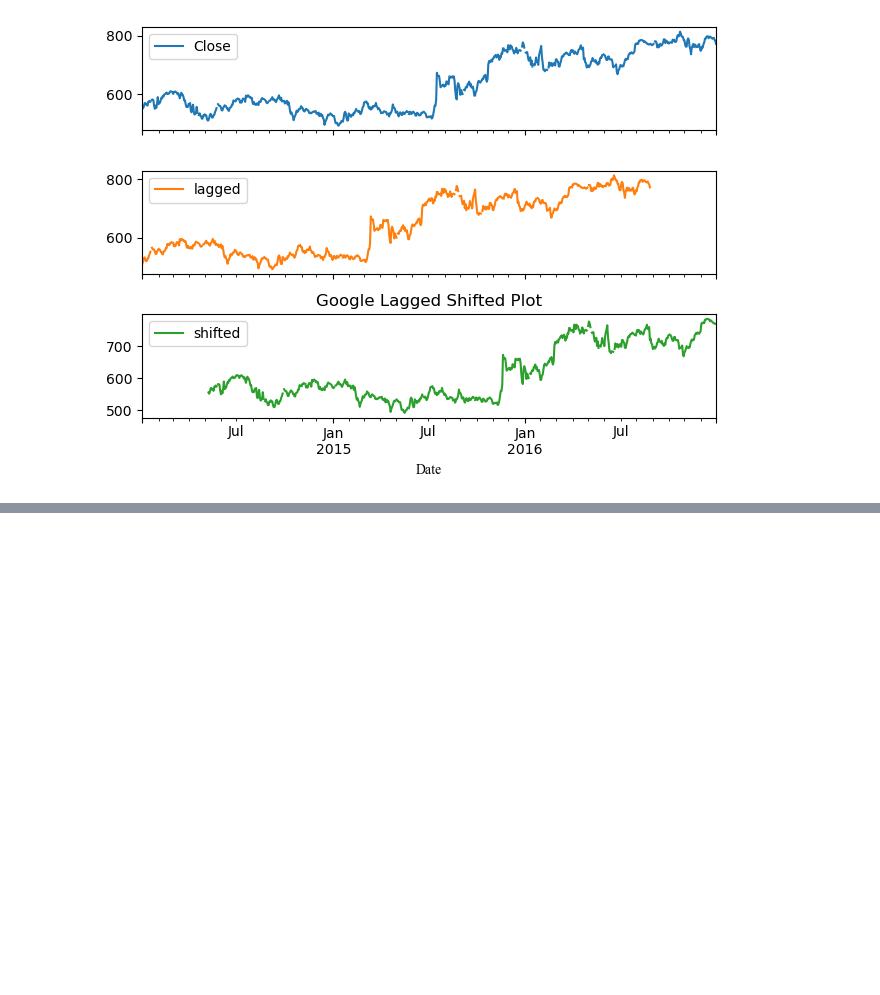
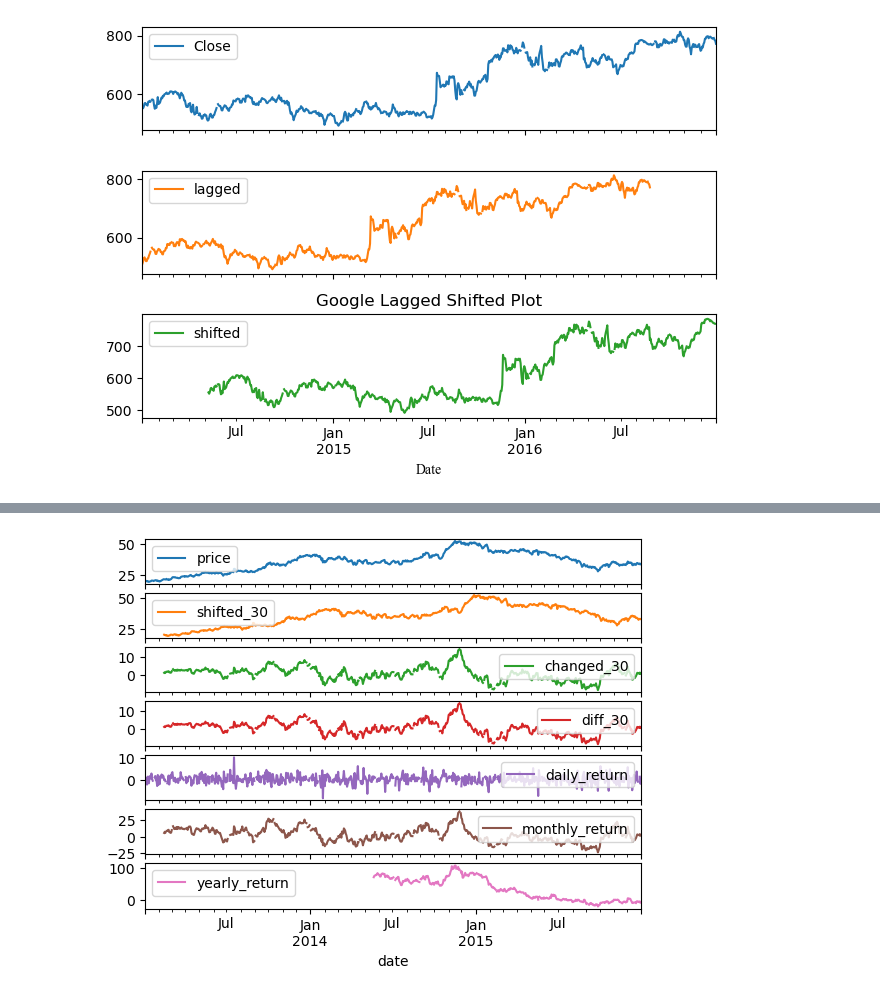
Before and after one commit to Htet-Khant-Linn/STAT_303_-Time_Series_Analysis, a Jupyter notebook: DataCamp/1. Manipulating Time Series Data in Python/ts_in_pandas.ipynb, the cells around one changed output, grey strips where cells are left out. Cells and saved outputs as stored; diff of their text form; code cells hidden in the pictures; blank space fills up the shorter version.

```diff
--- a/DataCamp/1. Manipulating Time Series Data in Python/ts_in_pandas.ipynb
+++ b/DataCamp/1. Manipulating Time Series Data in Python/ts_in_pandas.ipynb
@@ -337,0 +340,16 @@ plt.show()
+# %%
+yahoo2 = pd.read_csv('data/yahoo.csv', parse_dates=['date'], index_col='date')
+print(yahoo2.head())
+
+yahoo2['shifted_30'] = yahoo2.price.shift(periods=30)
+yahoo2['changed_30'] = yahoo2.price.sub(yahoo2.shifted_30)
+yahoo2['diff_30'] = yahoo2.price.diff(periods=30)
+
+print("--- Head ---")
+print(yahoo2.head())
+
+print("--- Tail ---")
+print(yahoo2.tail())
+
+print("--- Diff Check ---")
+print(yahoo2.changed_30.sub(yahoo2.diff_30).value_counts())
@@ -337,0 +374,10 @@ plt.show()
+# %%
+yahoo2['daily_return'] =  yahoo2.price.pct_change(periods=1).mul(100)
+yahoo2['monthly_return'] =  yahoo2.price.pct_change(periods=30).mul(100)
+yahoo2['yearly_return'] =  yahoo2.price.pct_change(periods=360).mul(100)
+
+print("--- Head ---")
+print(yahoo2.head())
+
+print("--- Tail ---")
+print(yahoo2.tail())
@@ -337,0 +402,5 @@ plt.show()
+# %%
+yahoo2.plot(subplots=True)
+plt.show()
+# %% [output]
+[figure, added]
```
Also changed, not shown: parts of 3 cells of this notebook, 3 other files.
